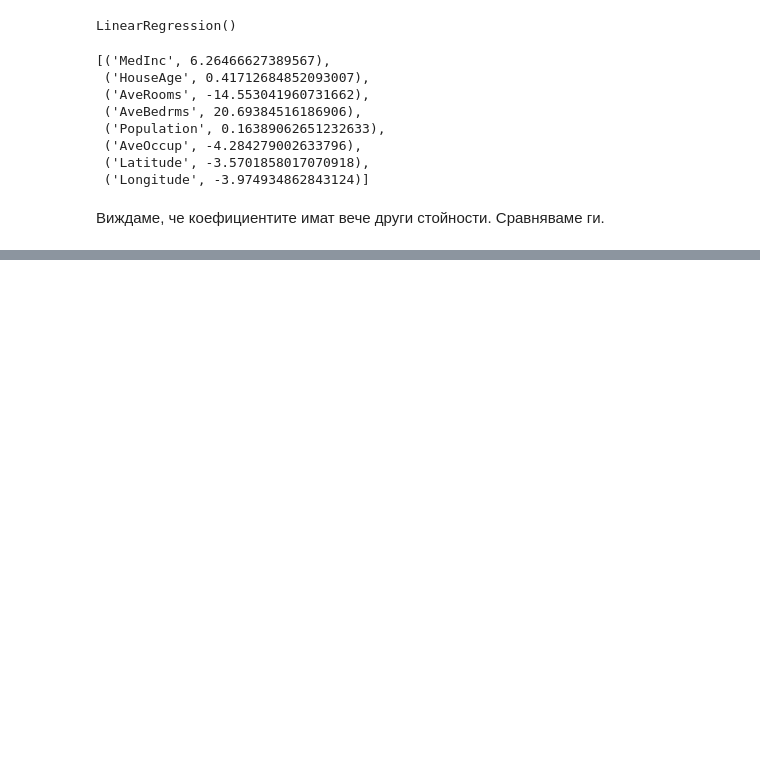
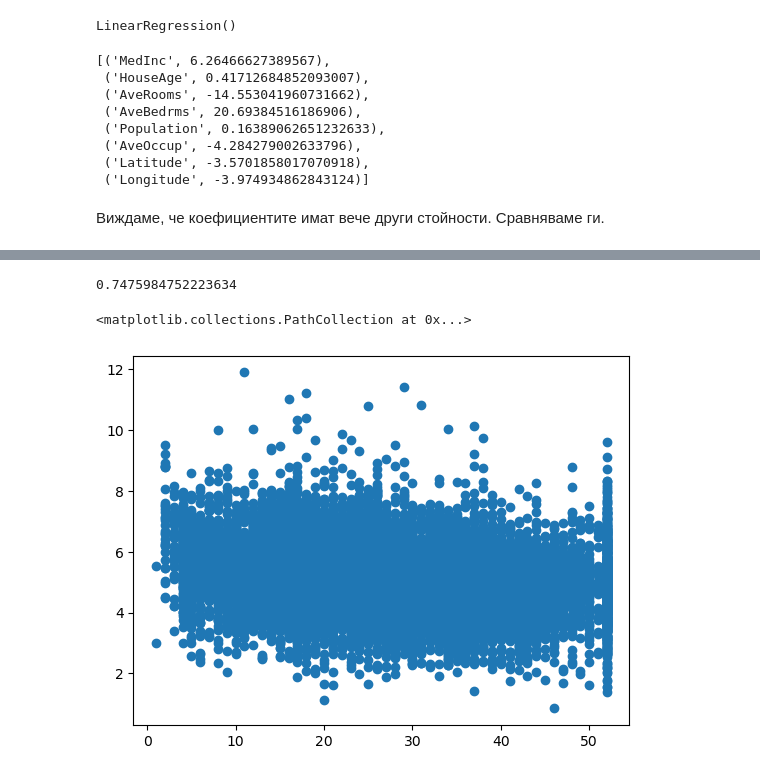
Before and after one commit to rainbou1/Machine-Learning, a Jupyter notebook: 02.Linear_And_Logistic_Regression/Linear_and_Logistic_Regression.ipynb, the cells around one changed output, grey strips where cells are left out. Drawn from its saved outputs; the diff is of its cells as text; code cells hidden in the pictures; blank space fills up the shorter version.

```diff
--- a/02.Linear_And_Logistic_Regression/Linear_and_Logistic_Regression.ipynb
+++ b/02.Linear_And_Logistic_Regression/Linear_and_Logistic_Regression.ipynb
@@ -449,0 +472,2 @@ list(zip(house_model.feature_names_in_, house_model_scaled.coef_))
+# %%
+z_score_model.fit(z_score, house_values)
@@ -449,0 +524,4 @@ list(zip(house_model.feature_names_in_, house_model_scaled.coef_))
+# %%
+ransac_model = RANSACRegressor()
+# %%
+ransac_model.fit(house_attributes_scaled, house_values) #Фитваме върху скалирани атрибути, защото има много по-голямо значение.
@@ -449,0 +606,11 @@ list(zip(house_model.feature_names_in_, house_model_scaled.coef_))
+# %%
+ransac_model = RANSACRegressor(residual_threshold=1)
+ransac_model.fit(house_attributes_scaled, house_values)
+ransac_model.inlier_mask_.sum() / len(house_attributes_scaled)
+# %% [output]
+0.7475984752223634
+# %%
+plt.scatter(house_attributes[ransac_model.inlier_mask_]['HouseAge'], house_attributes[ransac_model.inlier_mask_]['AveRooms'])
+# %% [output]
+<matplotlib.collections.PathCollection at 0x...>
+[figure, added]
```
Also changed, not shown: parts of 83 cells of this notebook.
